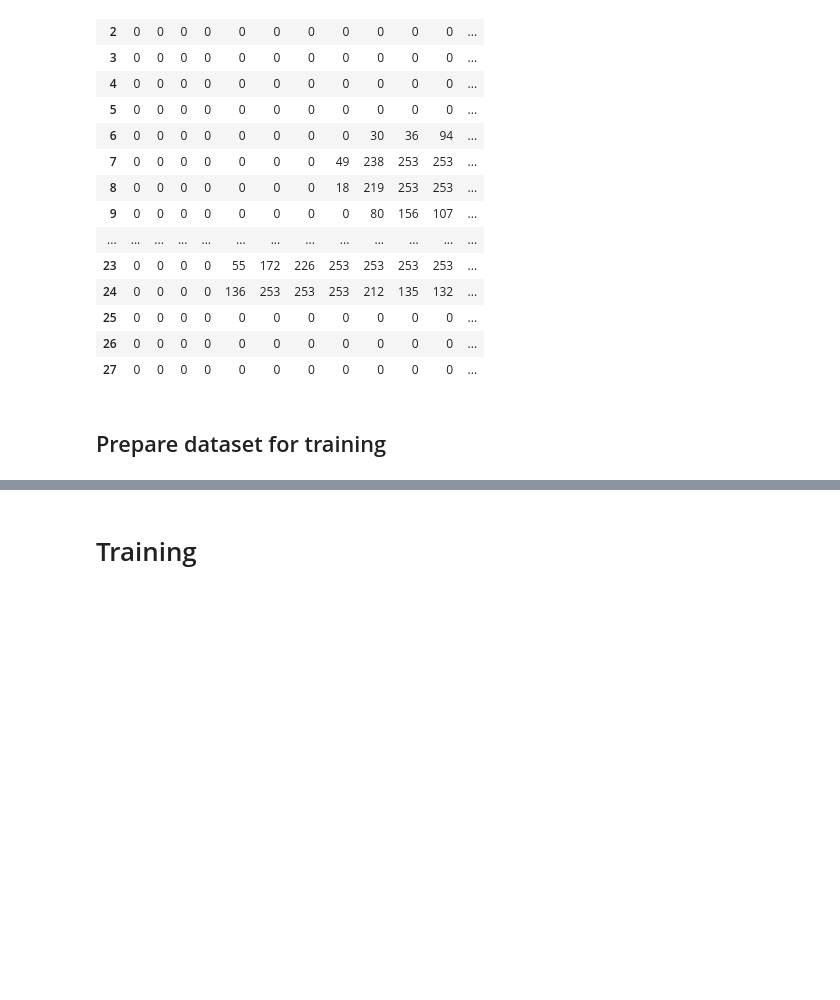
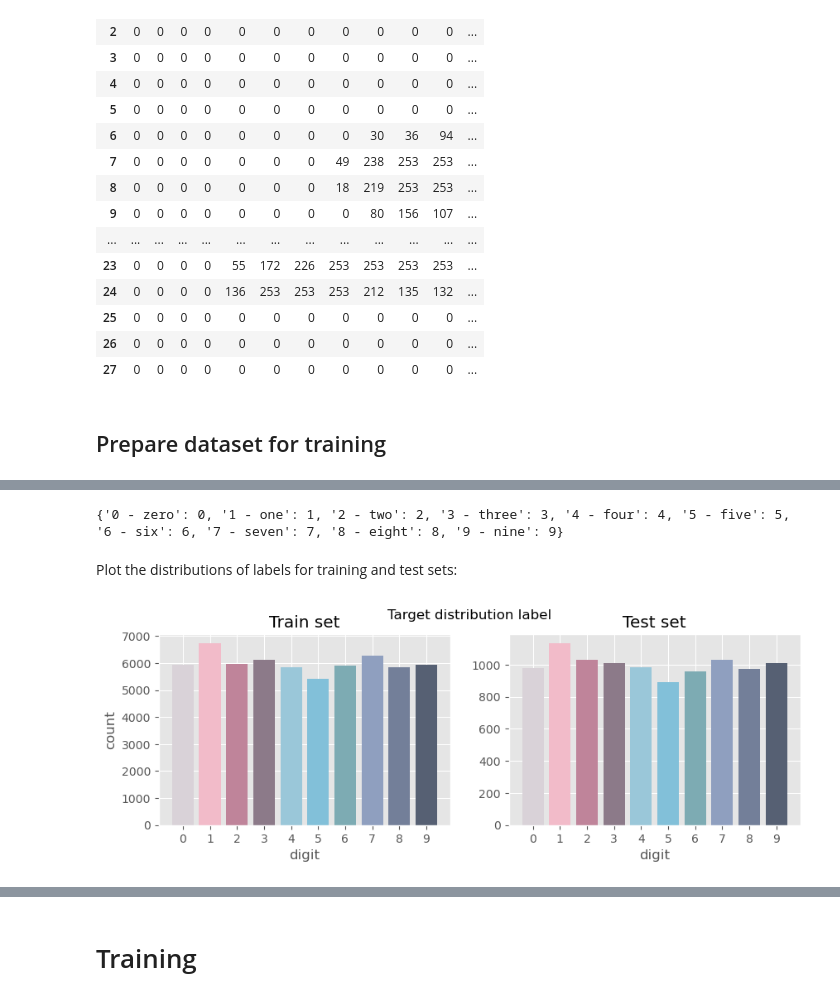
Before and after one commit to itacdonev/fastai-course, a Jupyter notebook: lecture_4/learning-pytorch-with-mnist.ipynb, the cells around one changed output, grey strips where cells are left out. Drawn from its saved outputs; the diff is of its cells as text; code cells hidden in the pictures; blank space fills up the shorter version.

```diff
--- a/lecture_4/learning-pytorch-with-mnist.ipynb
+++ b/lecture_4/learning-pytorch-with-mnist.ipynb
@@ -62,8 +65,12 @@ To train anything we first need the data. For this project we will use the famou
 
 To download the dataset we need to provide the following arguments: `root`: where to save the downloaded files, `train`: should the train dataset be downloaded, and `download` whether to download the dataset. Note that if the data already exists locally in the provided `root` argument then the data will not be downloaded. The dataset will be processed as PyTorch `DataSet`.
 # %%
-data_train = datasets.MNIST(root=DATA_DIR, train=True, download=True)
-data_test = datasets.MNIST(root=DATA_DIR, train=False, download=True)
+# Train set
+data_train = datasets.MNIST(root=DATA_DIR, train=True, download=True,
+                            transform=ToTensor())
+# Test set
+data_test = datasets.MNIST(root=DATA_DIR, train=False, download=True,
+                           transform=ToTensor())
 
 print(f'Train data: {len(data_train)}')
 print(f'Test data: {len(data_test)}')
@@ -143,0 +179,37 @@ dfimg.style.set_properties(**{'font-size':'6pt'}).background_gradient('Blues')
+# %%
+# Get mapping of target IDs
+print(data_train.class_to_idx)
+# %% [output]
+{'0 - zero': 0, '1 - one': 1, '2 - two': 2, '3 - three': 3, '4 - four': 4, '5 - five': 5, '6 - six': 6, '7 - seven': 7, '8 - eight': 8, '9 - nine': 9}
+# %%
+# Define custom colors for the labels
+import matplotlib.colors as mcolors
+
+colors = ["#D9D2D8","#F2BBC9", "#BF849A", "#8C7A89", "#9AC7D9",
+          "#82C0D9", "#7DABB3", "#8F9FBF", "#737F99", "#566073"]
+cmap = mcolors.ListedColormap(colors)
+# %% [markdown]
+Plot the distributions of labels for training and test sets:
+# %%
+df = pd.DataFrame(pd.Series(data_train.targets).value_counts().reset_index())
+df.columns = ['digit', 'count']
+df.sort_values('digit', inplace=True)
+dft = pd.DataFrame(pd.Series(data_test.targets).value_counts().reset_index())
+dft.columns = ['digit', 'count']
+dft.sort_values('digit', inplace=True)
+fig,_=plt.subplots(1,2, figsize=(10,3))
+plt.suptitle('Target distribution label')
+plt.subplot(1,2,1)
+plt.bar('digit', 'count',data=df, color=cmap(df.digit))
+plt.title('Train set')
+plt.xlabel('digit')
+plt.xticks(range(len(df.digit)), df.digit)
+plt.ylabel('count')
+plt.subplot(1,2,2)
+plt.bar('digit', 'count',data=dft, color=cmap(dft.digit))
+plt.title('Test set')
+plt.xlabel('digit')
+plt.xticks(range(len(dft.digit)), dft.digit)
+plt.show()
+# %% [output]
+[figure, added]
```
Also changed, not shown: parts of 24 cells of this notebook.
